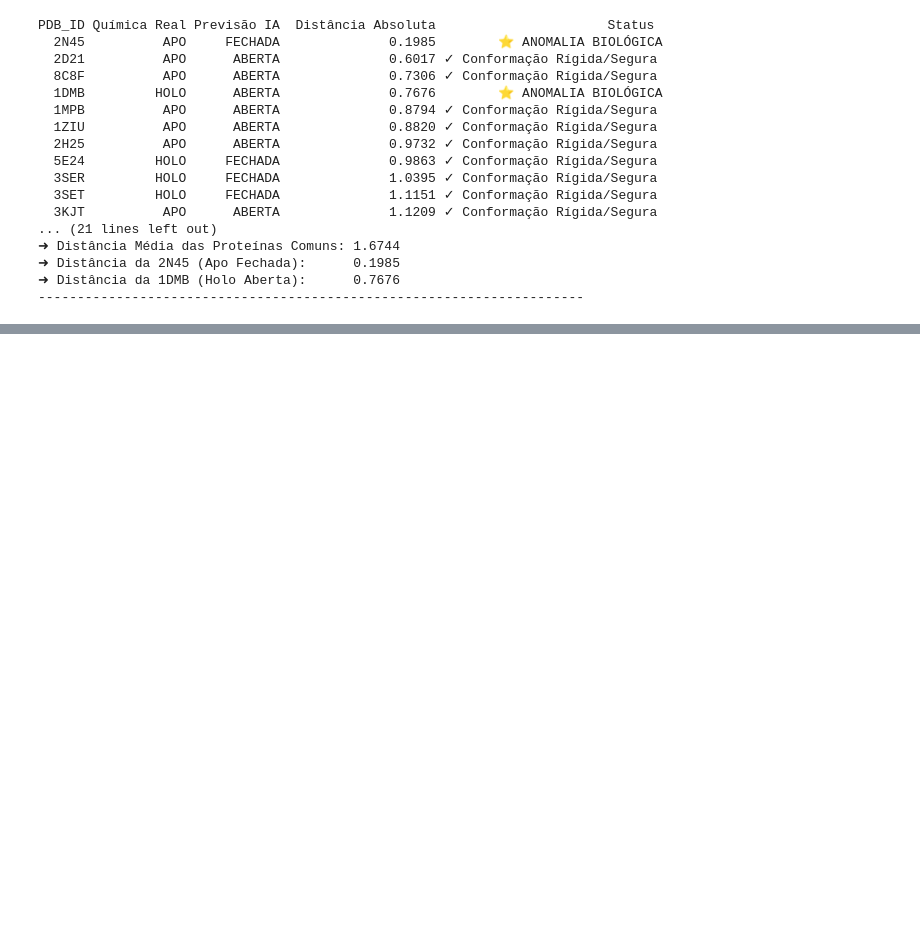
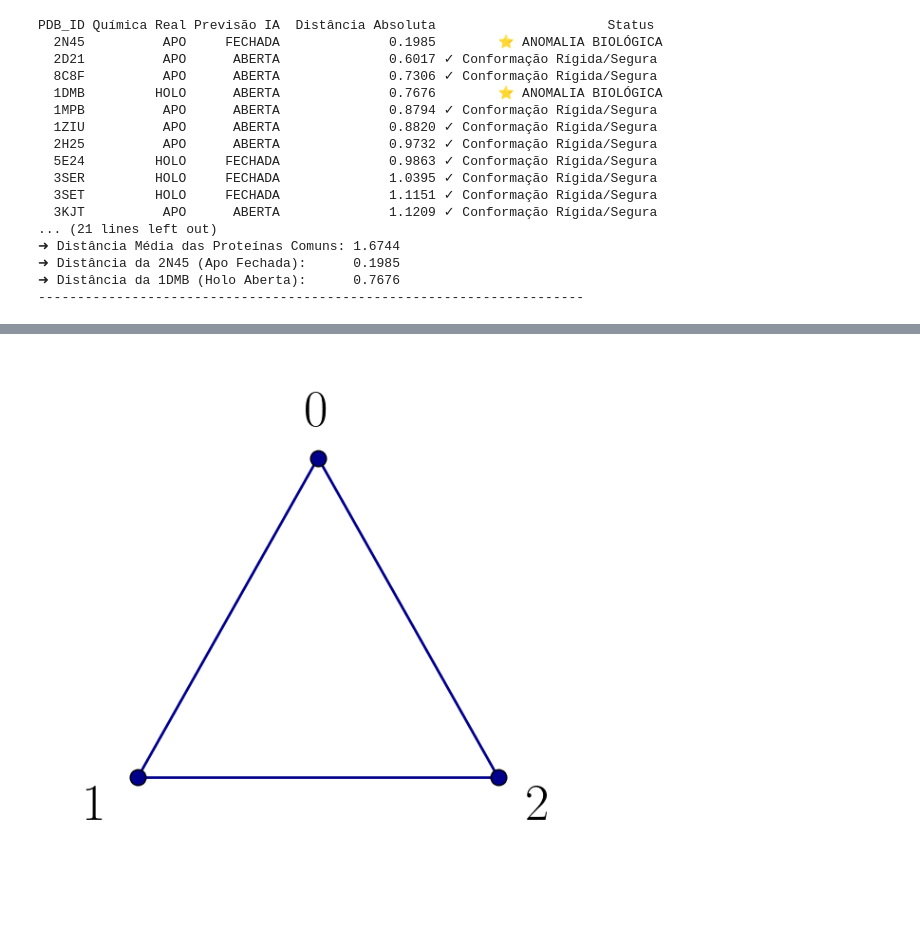
Before and after one commit to AnthonyMrqs/Analise-Topologica-de-Dados, a Jupyter notebook: pibic.ipynb, the cells around one changed output, grey strips where cells are left out. Saved outputs shown, nothing was run; the diff lists cells and outputs as text; code cells hidden in the pictures; blank space fills up the shorter version.

```diff
--- a/pibic.ipynb
+++ b/pibic.ipynb
@@ -2136,0 +2114,20 @@ Proteínas com divergência (candidatas a estado intermediário):
+# %%
+import plotly.graph_objects as go
+import matplotlib.pyplot as plt
+import prody as pr
+from ipywidgets import interact, FloatSlider
+import ipywidgets as widgets
+from IPython.display import display
+import numpy as np
+import gudhi
+
+plt.rcParams.update({
+    "text.usetex": True,
+    "font.family": "serif",
+    "font.serif": ["Computer Modern Roman"]
+})
+
+protein = pr.parseMMCIF(r"Dados\dataset\apo\1omp.cif.gz")
+
+calphas = protein.select("calpha and chain A")
+coordenadas = calphas.getCoords()
@@ -2136,0 +2396,51 @@ Proteínas com divergência (candidatas a estado intermediário):
+# %%
+def plot_ex_31():
+    fig, ax = plt.subplots(figsize=(6, 6))
+
+    cor_borda = 'darkblue'
+    # 1. Coordenadas dos 3 vértices (formato de triângulo)
+    v = np.array([
+        [0, 0.8],     # Vértice 0 (topo)
+        [-0.8, -0.5], # Vértice 1 (inferior esquerdo)
+        [0.8, -0.5]   # Vértice 2 (inferior direito)
+    ])
+
+    # 2. Desenhar as arestas (1-símplices) ligando os vértices
+    # Conectamos: (0 a 1), (1 a 2) e (2 a 0)
+    arestas = [(0, 1), (1, 2), (2, 0)]
+    for edge in arestas:
+        ax.plot([v[edge[0], 0], v[edge[1], 0]],
+                [v[edge[0], 1], v[edge[1], 1]],
+                color=cor_borda, linewidth=2, zorder=1)
+
+    # 3. Desenhar os vértices (0-símplices) por cima das linhas
+    ax.plot(v[:, 0], v[:, 1], 'ko', markersize=12, markerfacecolor=cor_borda, markeredgecolor="black", zorder=2)
+
+    # 4. Enumerar os vértices (0, 1, 2) adicionando um pequeno deslocamento (offset)
+    # para o texto não ficar exatamente em cima do ponto
+    labels = ['0', '1', '2']
+    offsets = [
+        [0.0, 0.18],   # Deslocamento para cima no vértice 0
+        [-0.18, -0.12], # Deslocamento para a esquerda/baixo no vértice 1
+        [0.18, -0.12]   # Deslocamento para a direita/baixo no vértice 2
+    ]
+
+    for i in range(3):
+        ax.text(v[i, 0] + offsets[i][0],
+                v[i, 1] + offsets[i][1],
+                labels[i],
+                fontsize=40, fontweight='bold',
+                ha='center', va='center')
+
+    # Configurações de eixos e título didático
+    # ax.set_title("Complexo Simplicial de Dimensão 1 (Não preenchido), fontsize=12, pad=15)
+    ax.set_xlim(-1.2, 1.2)
+    ax.set_ylim(-1.0, 1.2)
+    ax.axis('off') # Remove as bordas do gráfico para foco total no elemento
+
+    plt.tight_layout()
+    plt.show()
+
+plot_ex_31()
+# %% [output]
+[figure, added]
```
Also changed, not shown: parts of 13 cells of this notebook, 6 other files.
